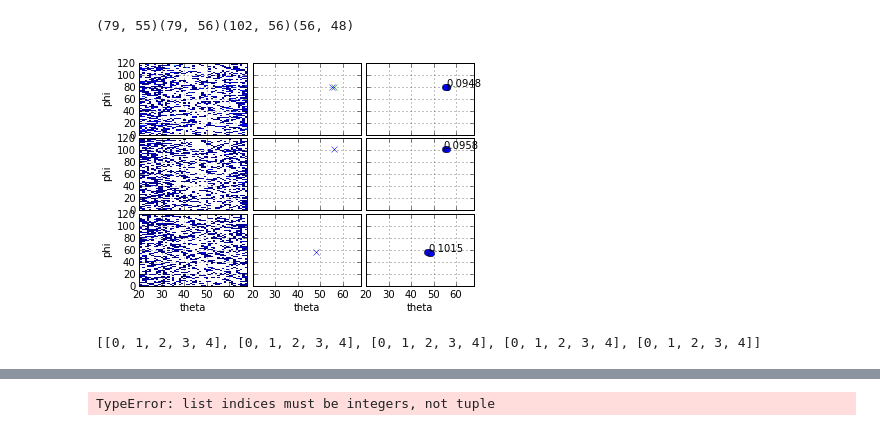
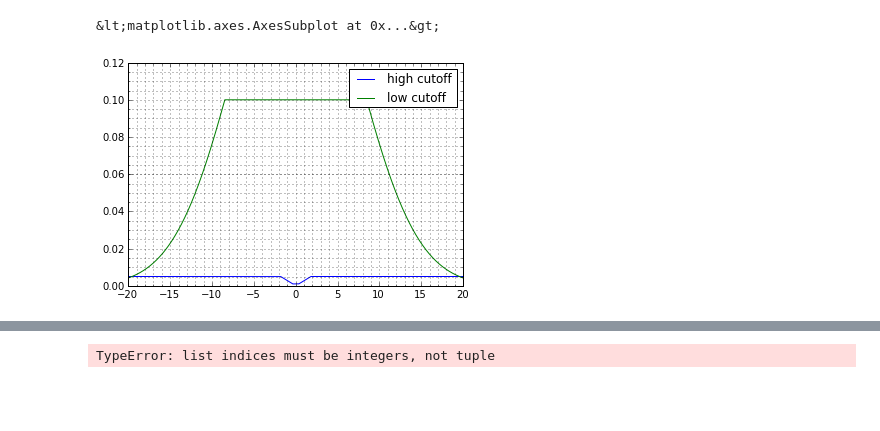
Before and after one commit to piti118/SuperB-clustering, a Jupyter notebook: cluster.ipynb, the cells around one changed output, grey strips where cells are left out. Cells and saved outputs as stored; diff of their text form; code cells hidden in the pictures; blank space fills up the shorter version.

Commit message:
add lower_upper cutoff

```diff
--- a/cluster.ipynb
+++ b/cluster.ipynb
@@ -5,5 +2,0 @@ hitmaps = [HitMap() for i in range(num_event)]for x in v: hitmaps[x[event_index]
-# %%
-fig, axs = plt.subplots(3, 3, sharex=True, sharey=True)fig.subplots_adjust(hspace=0.05,wspace=0.05)num_row=3num_col=3raw_im = [None]*num_rowseed_im = [None]*num_rowcluster_im = [None]*num_rowclustering = Clustering()for ax in axs[-1,:]: ax.set_xlabel('theta')for ax in axs[:,0]: ax.set_ylabel('phi')for i in range(num_row):    hits = hitmaps[i].hits    _,raw_im[i] = Visualizer.show_hits(hits,axs[i,0],cutoff=0.0005)    seeds = clustering.find_seed(hits)    Visualizer.show_seeds(seeds,hits,axs[i,1])    cluster = clustering.find_clusters(hitmaps[i],seeds)    Visualizer.show_cluster(cluster,axs[i,2],hits)
-# %% [output]
-(79, 55)(79, 56)(102, 56)(56, 48)
-[figure, removed]
@@ -14,4 +2,0 @@ a =[ range(5)]*5
-# %%
-a
-# %% [output]
-[[0, 1, 2, 3, 4], [0, 1, 2, 3, 4], [0, 1, 2, 3, 4], [0, 1, 2, 3, 4], [0, 1, 2, 3, 4]]
@@ -17,0 +5,5 @@ a
+# %%
+clustering = Clustering()clustering.useDiamondDir()clustering.draw_cutoff()
+# %% [output]
+&lt;matplotlib.axes.AxesSubplot at 0x...&gt;
+[figure, added]
```
Also changed, not shown: parts of 7 cells of this notebook, 3 other files.
